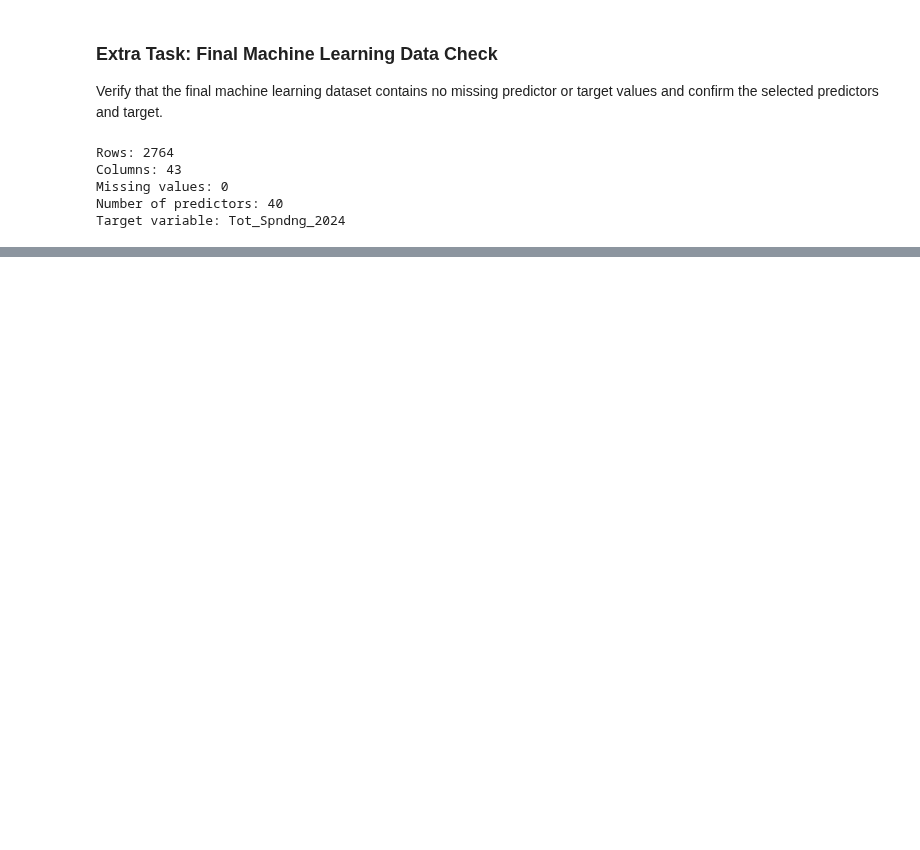
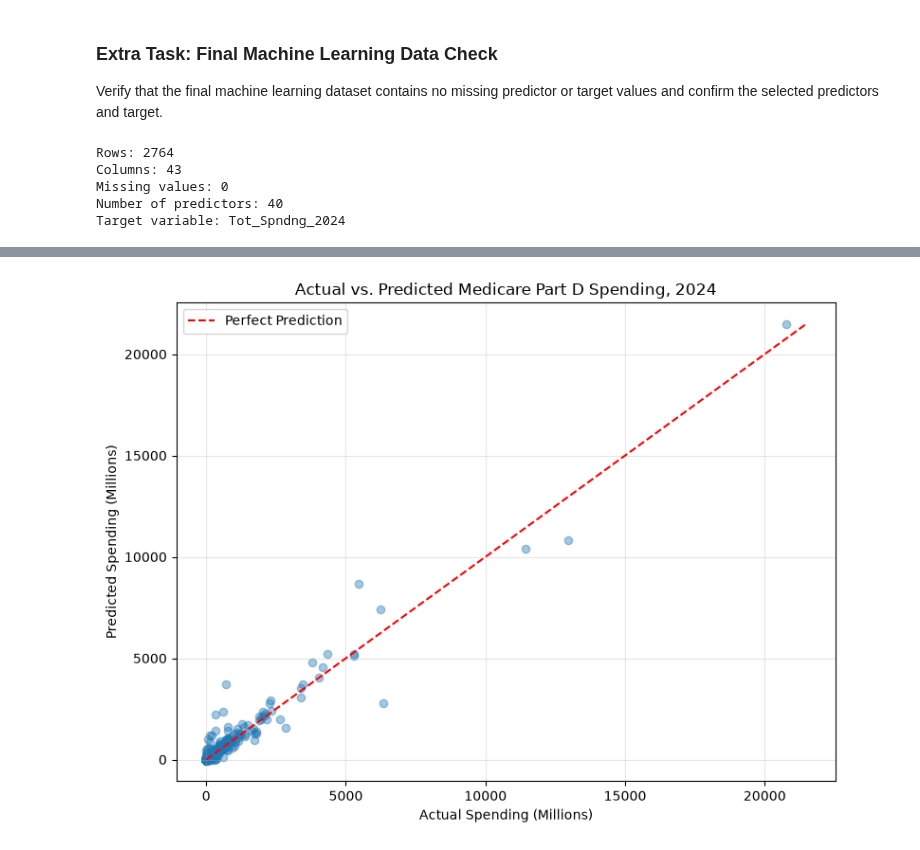
Before and after one commit to adrianakopf/DataScienceIU_INFO-I-492, a Jupyter notebook: MedicarePartD.ipynb, the cells around one changed output, grey strips where cells are left out. Drawn from its saved outputs; the diff is of its cells as text; code cells hidden in the pictures; blank space fills up the shorter version.

```diff
--- a/MedicarePartD.ipynb
+++ b/MedicarePartD.ipynb
@@ -2111,0 +2924,42 @@ Finally, I verified that the machine learning dataset contains no missing values
+# %%
+
+# Create a scatter plot comparing actual and predicted spending.
+#
+# Each point represents one drug.
+#
+# Points close to the diagonal line have more accurate predictions.
+# Points far from the line have larger prediction errors.
+
+plt.figure(figsize=(8, 6))
+
+plt.scatter(
+    prediction_errors["Actual_2024"] / 1_000_000,
+    prediction_errors["Predicted_2024"] / 1_000_000,
+    alpha=0.4
+)
+
+# Find the maximum value to create a reference line.
+max_value = max(
+    prediction_errors["Actual_2024"].max(),
+    prediction_errors["Predicted_2024"].max()
+) / 1_000_000
+
+# Add a diagonal line representing perfect predictions.
+plt.plot(
+    [0, max_value],
+    [0, max_value],
+    linestyle="--",
+    color="red",
+    label="Perfect Prediction"
+)
+
+plt.title("Actual vs. Predicted Medicare Part D Spending, 2024")
+plt.xlabel("Actual Spending (Millions)")
+plt.ylabel("Predicted Spending (Millions)")
+plt.legend()
+plt.grid(True, alpha=0.3)
+
+plt.tight_layout()
+plt.show()
+# %% [output]
+[figure, added]
```
Also changed, not shown: parts of 52 cells of this notebook.
